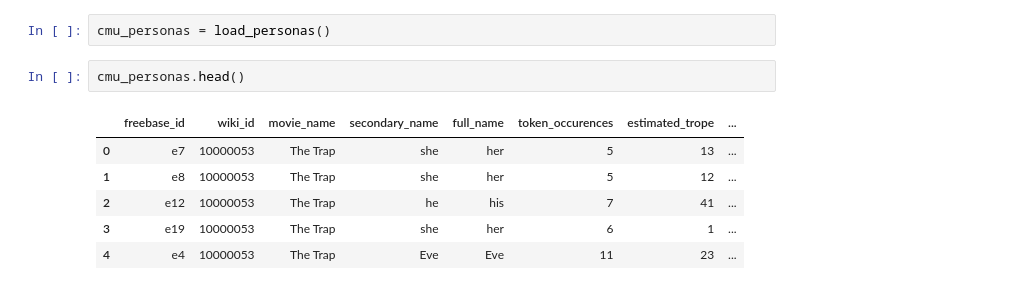
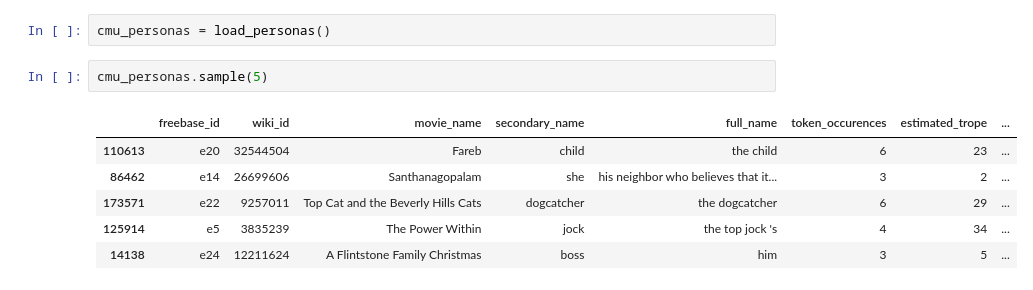
Before and after one commit to epfl-ada/ada-2023-project-advanceddataarsonists, a Jupyter notebook: initial_analyses.ipynb, the cells around one changed output. Saved outputs shown, nothing was run; the diff lists cells and outputs as text.

```diff
--- a/initial_analyses.ipynb
+++ b/initial_analyses.ipynb
@@ -439,12 +440,12 @@ plt.show()
 ## CMU personas
 # %%
 cmu_personas = load_personas()
-# %%
-cmu_personas.head()
-# %% [output]
-|  | freebase_id | wiki_id | movie_name | secondary_name | full_name | token_occurences | estimated_trope | ... |
-| 0 | e7 | 10000053 | The Trap | she | her | 5 | 13 | ... |
-| 1 | e8 | 10000053 | The Trap | she | her | 5 | 12 | ... |
-| 2 | e12 | 10000053 | The Trap | he | his | 7 | 41 | ... |
-| 3 | e19 | 10000053 | The Trap | she | her | 6 | 1 | ... |
-| 4 | e4 | 10000053 | The Trap | Eve | Eve | 11 | 23 | ... |
+# %%
+cmu_personas.sample(5)
+# %% [output]
+|  | freebase_id | wiki_id | movie_name | secondary_name | full_name | token_occurences | estimated_trope | ... |
+| 110613 | e20 | 32544504 | Fareb | child | the child | 6 | 23 | ... |
+| 86462 | e14 | 26699606 | Santhanagopalam | she | his neighbor who believes that it... | 3 | 2 | ... |
+| 173571 | e22 | 9257011 | Top Cat and the Beverly Hills Cats | dogcatcher | the dogcatcher | 6 | 29 | ... |
+| 125914 | e5 | 3835239 | The Power Within | jock | the top jock 's | 4 | 34 | ... |
+| 14138 | e24 | 12211624 | A Flintstone Family Christmas | boss | him | 3 | 5 | ... |
```
Also changed, not shown: parts of 13 cells of this notebook.
